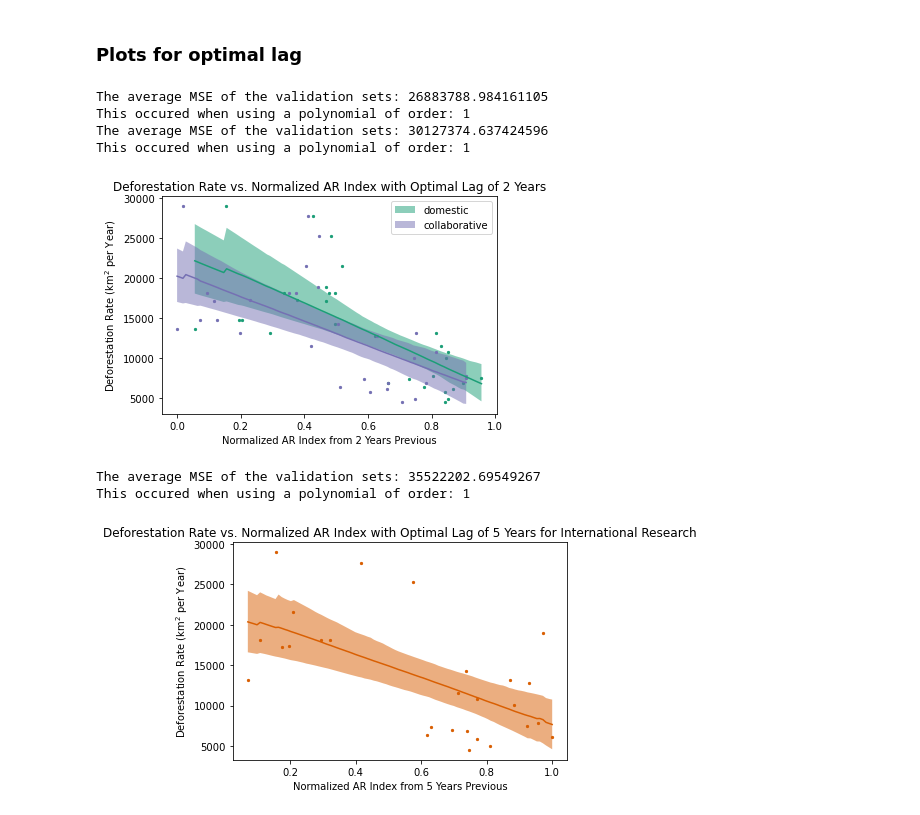
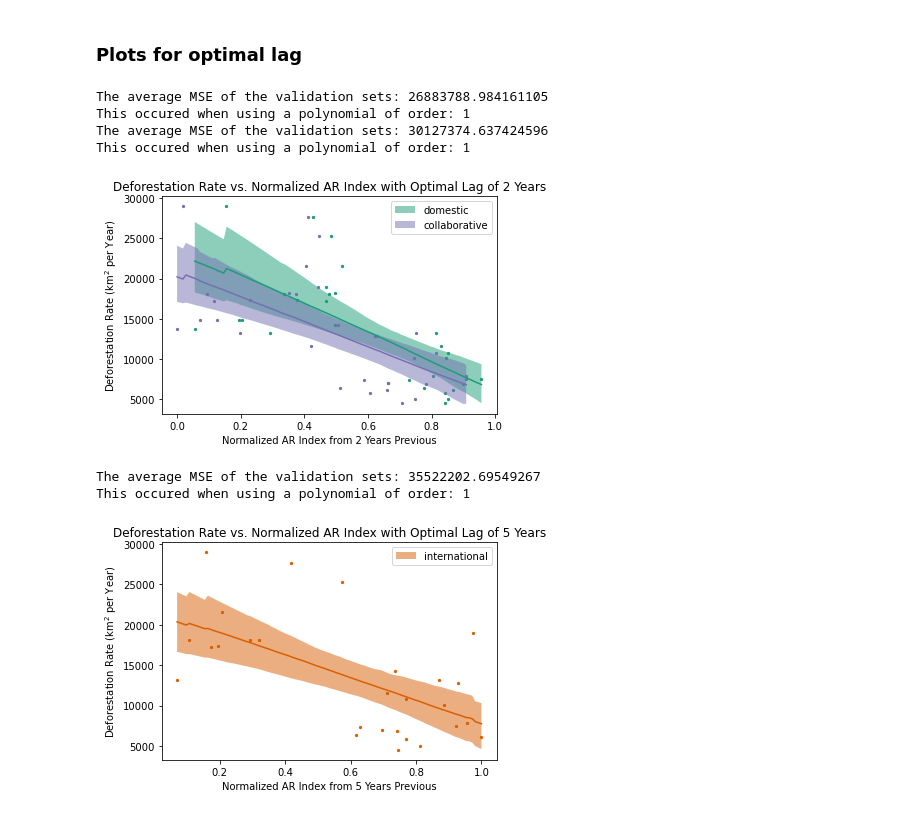
Before and after one commit to btiv/DSS_Final_Proj, a Jupyter notebook: Final_Project_Amazon_Clean.ipynb, the cells around one changed output. Saved outputs shown, nothing was run; the diff lists cells and outputs as text; code cells hidden in the pictures.

```diff
--- a/Final_Project_Amazon_Clean.ipynb
+++ b/Final_Project_Amazon_Clean.ipynb
@@ -924,32 +928,33 @@ plt.fill_between(x_array_domestic, y_bootstrap_summary_domestic['95_CI_low'], y_
 [y_bootstrap_summary_collaborative, x_array_collaborative, MSE_min_collaborative, optimal_poly_order_collaborative] = bootstrap_polynomial_analysis(collaborative_df_list[2], variable_of_interest, response, poly_order_max, len(collaborative_df_list[2]))
 plt.scatter(collaborative_df_list[2][variable_of_interest], collaborative_df_list[2][response], s=5, color=c_c)
 plt.plot(x_array_collaborative, y_bootstrap_summary_collaborative['median'], c_c)
 plt.fill_between(x_array_collaborative, y_bootstrap_summary_collaborative['95_CI_low'], y_bootstrap_summary_collaborative['95_CI_high'], facecolor = c_c, alpha = 0.5, label='collaborative')
 
 plt.xlabel('Normalized AR Index from 2 Years Previous')
 plt.ylabel(f'Deforestation Rate (km$^2$ per Year)')
 plt.title(f'Deforestation Rate vs. Normalized AR Index with Optimal Lag of 2 Years')
 plt.legend()
 plt.show()
 
 
 
 variable_of_interest = 'Normalized_AR_Index_5_Year_Prev'
 
 [y_bootstrap_summary_international, x_array_international, MSE_min_international, optimal_poly_order_international] = bootstrap_polynomial_analysis(international_df_list[5], variable_of_interest, response, poly_order_max, len(international_df_list[5]))
 plt.scatter(international_df_list[5][variable_of_interest],international_df_list[5][response], s=5, color=c_i)
 plt.plot(x_array_international, y_bootstrap_summary_international['median'], c_i)
 plt.fill_between(x_array_international, y_bootstrap_summary_international['95_CI_low'], y_bootstrap_summary_international['95_CI_high'], facecolor = c_i, alpha = 0.5, label='international')
 plt.xlabel('Normalized AR Index from 5 Years Previous')
 plt.ylabel(f'Deforestation Rate (km$^2$ per Year)')
-plt.title(f'Deforestation Rate vs. Normalized AR Index with Optimal Lag of 5 Years for International Research')
+plt.title(f'Deforestation Rate vs. Normalized AR Index with Optimal Lag of 5 Years')
+plt.legend()
 plt.show()
 # %% [output]
 The average MSE of the validation sets: 26883788.984161105
 This occured when using a polynomial of order: 1
 The average MSE of the validation sets: 30127374.637424596
 This occured when using a polynomial of order: 1
 [figure]
 The average MSE of the validation sets: 35522202.69549267
 This occured when using a polynomial of order: 1
-[figure, old version]
+[figure, new version]
```
Also changed, not shown: parts of 6 cells of this notebook.
